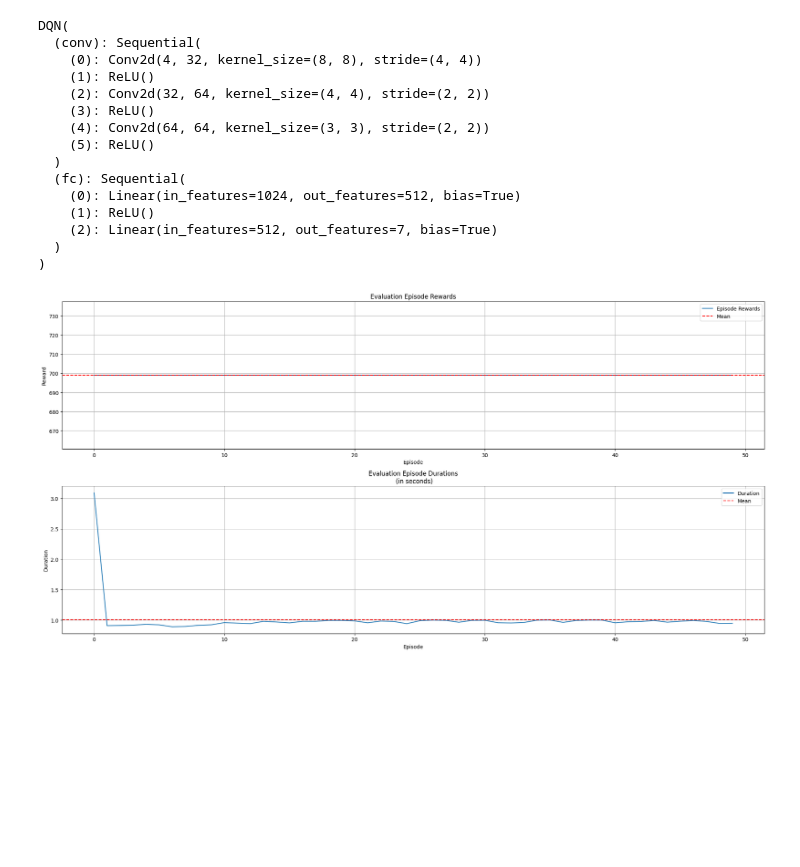
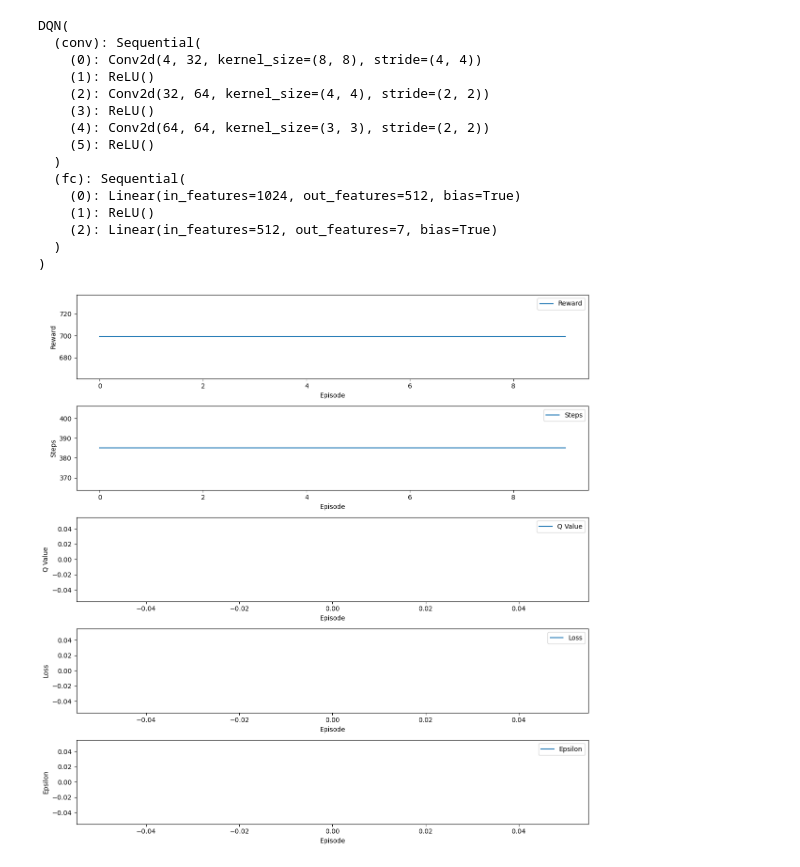
Before and after one commit to Nicho-Link/Reinforcement-Learning-Mario-Agent, a Jupyter notebook: notebooks/dqn.ipynb, the cells around one changed output. Saved outputs shown, nothing was run; the diff lists cells and outputs as text; code cells hidden in the pictures; blank space fills up the shorter version.

Commit message:
fix(): run evaluation again

```diff
--- a/notebooks/dqn.ipynb
+++ b/notebooks/dqn.ipynb
@@ -261,7 +261,7 @@ torch.save(dqn.state_dict(), os.path.join(model_folder, f"{agent}.pth"))
 eval_env = gym_super_mario_bros.make("SuperMarioBros-v0")
 eval_env = JoypadSpace(eval_env, SIMPLE_MOVEMENT)
 eval_env = gym.wrappers.Monitor(
-    eval_env, "videos", video_callable=lambda episode_id: True, force=True
+    eval_env, videos_folder, video_callable=lambda episode_id: True, force=True
 )
 
 # uncomment the following lines to load the model from saved checkpoint
@@ -285,10 +285,10 @@ DQN(
   )
 )
 # %%
-eval_episode_rewards = list()
-eval_episode_durations = list()
+reward_list = list()
+steps_list = list()
 
-for episode in tqdm(range(1, 51), total=50, desc="Evaluation"):
+for episode in tqdm(range(1, 11), total=10, desc="Evaluation"):
     frame_stack = collections.deque(maxlen=N_STACKD_FRAMES)
     start = time.time()
     state = eval_env.reset()
@@ -298,6 +298,7 @@ for episode in tqdm(range(1, 51), total=50, desc="Evaluation"):
 
     done = False
     total_reward = 0
+    total_steps = 0
     while not done:
         action = dqn(state).argmax().item()
         next_state, reward, done, info = eval_env.step(action)
@@ -308,39 +309,22 @@ for episode in tqdm(range(1, 51), total=50, desc="Evaluation"):
         ).to(device)
 
         total_reward += reward
+        total_steps += 1
         state = next_state
 
-    eval_episode_rewards.append(total_reward)
-    eval_episode_durations.append(time.time() - start)
+    reward_list.append(total_reward)
+    steps_list.append(total_steps)
 
 eval_env.close()
-# %%
-fig, axes = plt.subplots(figsize=(20, 10), nrows=2, ncols=1)
-axes = axes.flatten()
-axes[0].plot(
-    np.arange(len(eval_episode_rewards)),
-    eval_episode_rewards,
-    label="Episode Rewards",
-)
-axes[0].axhline(np.mean(eval_episode_rewards), color="r", linestyle="--", label="Mean")
-axes[0].set_xlabel("Episode")
-axes[0].set_ylabel("Reward")
-axes[0].set_title("Evaluation Episode Rewards")
-axes[0].legend()
-axes[0].grid(True)
-
-axes[1].plot(
-    np.arange(len(eval_episode_durations)), eval_episode_durations, label="Duration"
-)
-axes[1].axhline(
-    np.mean(eval_episode_durations), color="r", linestyle="--", label="Mean"
-)
-axes[1].set_xlabel("Episode")
-axes[1].set_ylabel("Duration")
-axes[1].set_title("Evaluation Episode Durations\n (in seconds)")
-axes[1].legend()
-axes[1].grid(True)
-
-fig.tight_layout()
-# %% [output]
-[figure, removed]
+# %%
+plot_results(
+    reward_list=reward_list,
+    steps_list=steps_list,
+    q_list=[],
+    loss_list=[],
+    epsilon_list=[],
+    save_fig=True,
+    save_path=os.path.join(plot_folder, f"evaluation.png"),
+)
+# %% [output]
+[figure, added]
```
Also changed, not shown: parts of 1 cell of this notebook, 6 other files.
